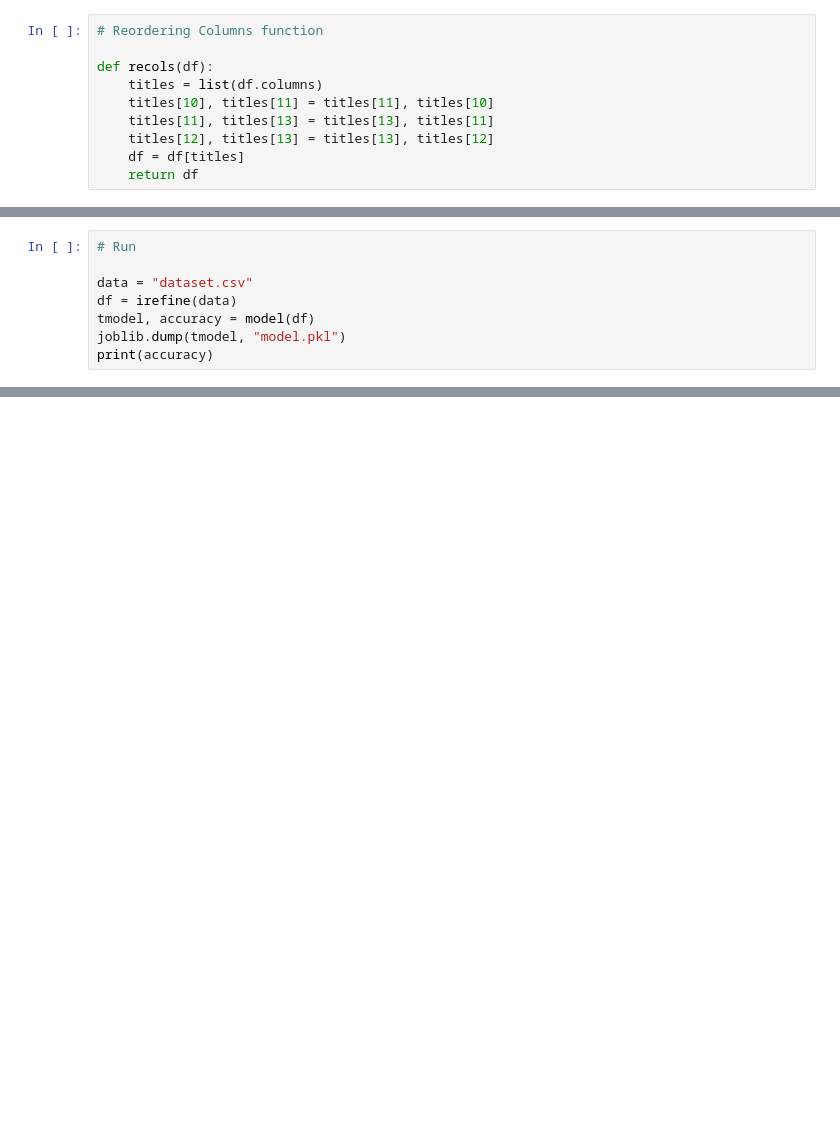
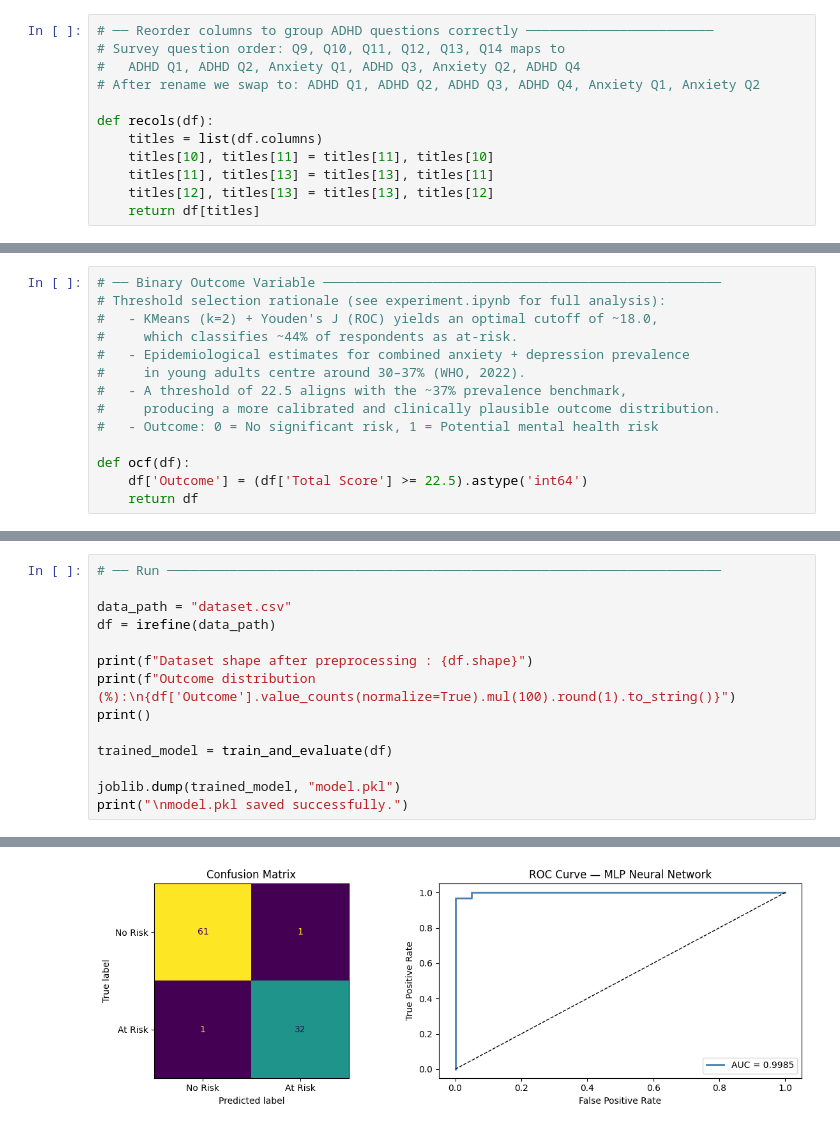
Before and after one commit to shlokyu16/psycSMMI, a Jupyter notebook: final.ipynb, the cells around one changed output, grey strips where cells are left out. Drawn from its saved outputs; the diff is of its cells as text; blank space fills up the shorter version.

```diff
--- a/final.ipynb
+++ b/final.ipynb
@@ -89,10 +104,12 @@ def timec(df):
 # %%
-# Reordering Columns function
+# ── Reorder columns to group ADHD questions correctly ────────────────────────
+# Survey question order: Q9, Q10, Q11, Q12, Q13, Q14 maps to
+#   ADHD Q1, ADHD Q2, Anxiety Q1, ADHD Q3, Anxiety Q2, ADHD Q4
+# After rename we swap to: ADHD Q1, ADHD Q2, ADHD Q3, ADHD Q4, Anxiety Q1, Anxiety Q2
 
 def recols(df):
     titles = list(df.columns)
     titles[10], titles[11] = titles[11], titles[10]
     titles[11], titles[13] = titles[13], titles[11]
     titles[12], titles[13] = titles[13], titles[12]
-    df = df[titles]
-    return df
+    return df[titles]
@@ -180,8 +179,0 @@ def model(df):
-# %%
-# Run
-
-data = "dataset.csv"
-df = irefine(data)
-tmodel, accuracy = model(df)
-joblib.dump(tmodel, "model.pkl")
-print(accuracy)
@@ -189,0 +180,14 @@ print(accuracy)
+# %%
+# ── Binary Outcome Variable ───────────────────────────────────────────────────
+# Threshold selection rationale (see experiment.ipynb for full analysis):
+#   - KMeans (k=2) + Youden's J (ROC) yields an optimal cutoff of ~18.0,
+#     which classifies ~44% of respondents as at-risk.
+#   - Epidemiological estimates for combined anxiety + depression prevalence
+#     in young adults centre around 30–37% (WHO, 2022).
+#   - A threshold of 22.5 aligns with the ~37% prevalence benchmark,
+#     producing a more calibrated and clinically plausible outcome distribution.
+#   - Outcome: 0 = No significant risk, 1 = Potential mental health risk
+
+def ocf(df):
+    df['Outcome'] = (df['Total Score'] >= 22.5).astype('int64')
+    return df
@@ -189,0 +314,15 @@ print(accuracy)
+# %%
+# ── Run ───────────────────────────────────────────────────────────────────────
+
+data_path = "dataset.csv"
+df = irefine(data_path)
+
+print(f"Dataset shape after preprocessing : {df.shape}")
+print(f"Outcome distribution (%):\n{df['Outcome'].value_counts(normalize=True).mul(100).round(1).to_string()}")
+print()
+
+trained_model = train_and_evaluate(df)
+
+joblib.dump(trained_model, "model.pkl")
+print("\nmodel.pkl saved successfully.")
+# %% [output]
@@ -189,0 +349 @@ print(accuracy)
+[figure, added]
```
Also changed, not shown: parts of 17 cells of this notebook, 13 other files.
